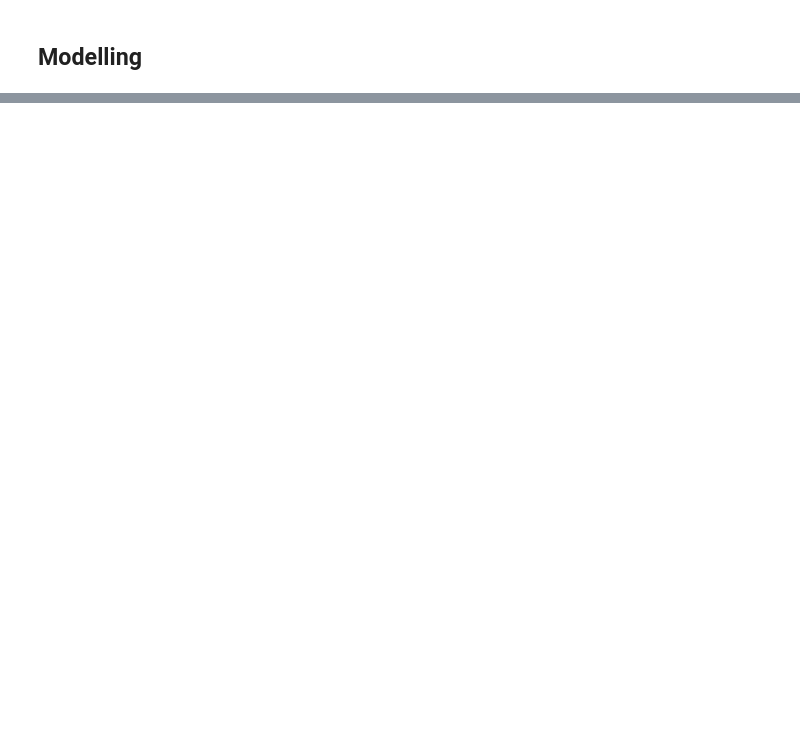
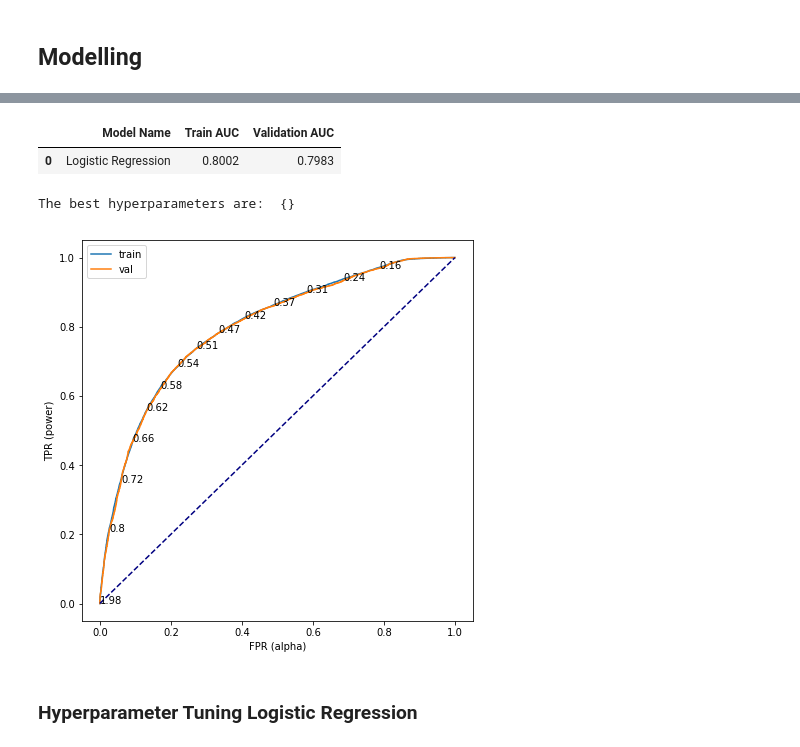
Before and after one commit to awesomeahi95/Forest_Trees, a Jupyter notebook: Forest_Ahilan.ipynb, the cells around one changed output, grey strips where cells are left out. Cells and saved outputs as stored; diff of their text form; code cells hidden in the pictures; blank space fills up the shorter version.

```diff
--- a/Forest_Ahilan.ipynb
+++ b/Forest_Ahilan.ipynb
@@ -517,0 +397,12 @@ Wall time: 21.2 s
+# %%
+baseline = Classification('Logistic Regression',X_train_s,X_val_s,y_train,y_val)
+# %%
+param_grid = {}
+baseline.get_scores(param_grid,skf)
+# %% [output]
+|  | Model Name | Train AUC | Validation AUC |
+| 0 | Logistic Regression | 0.8002 | 0.7983 |
+The best hyperparameters are:  {}
+[figure, added]
+# %% [markdown]
+### Hyperparameter Tuning Logistic Regression
```
Also changed, not shown: parts of 55 cells of this notebook.
